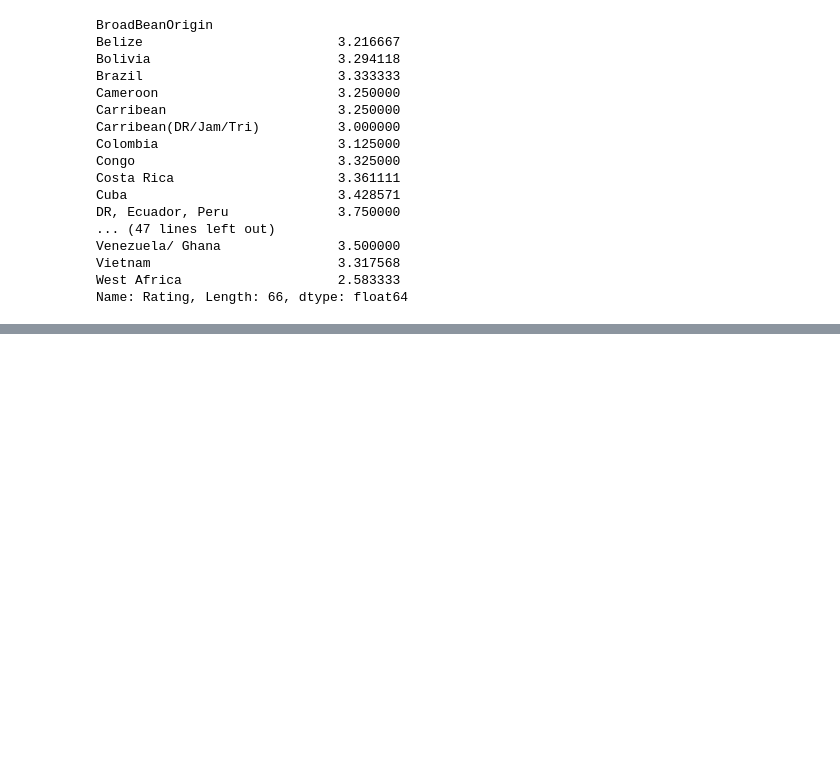
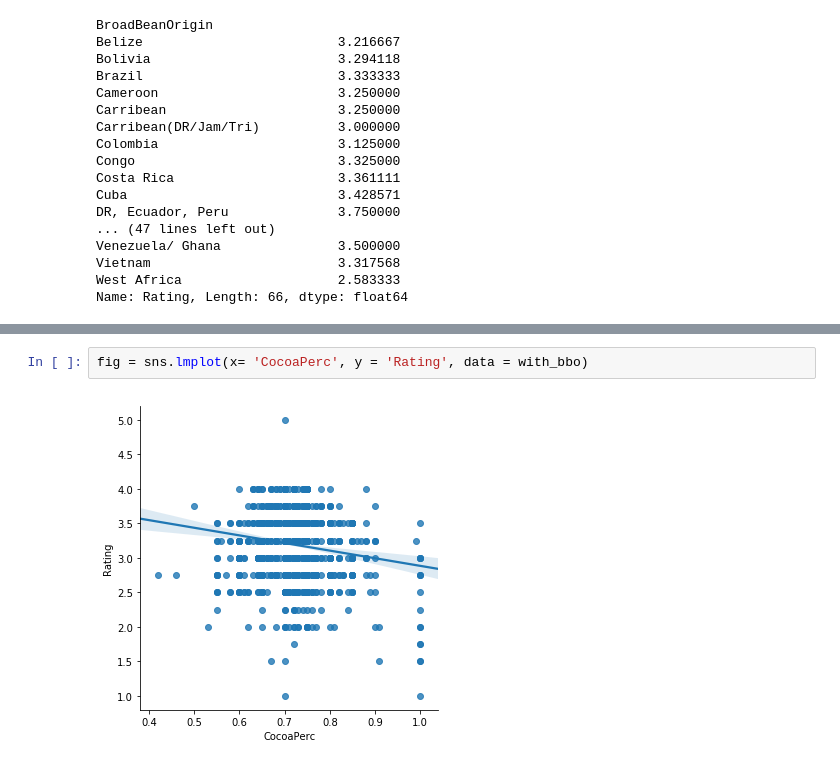
Before and after one commit to MissManaphy/HW3-Final-Project, a Jupyter notebook: FinalProjectCacao.ipynb, the cells around one changed output, grey strips where cells are left out. Saved outputs shown, nothing was run; the diff lists cells and outputs as text; blank space fills up the shorter version.

```diff
--- a/FinalProjectCacao.ipynb
+++ b/FinalProjectCacao.ipynb
@@ -192,0 +207,4 @@ with_both
+# %%
+fig = sns.lmplot(x= 'CocoaPerc', y = 'Rating', data = with_bbo)
+# %% [output]
+[figure, added]
```
Also changed, not shown: parts of 9 cells of this notebook, 1 other file.
